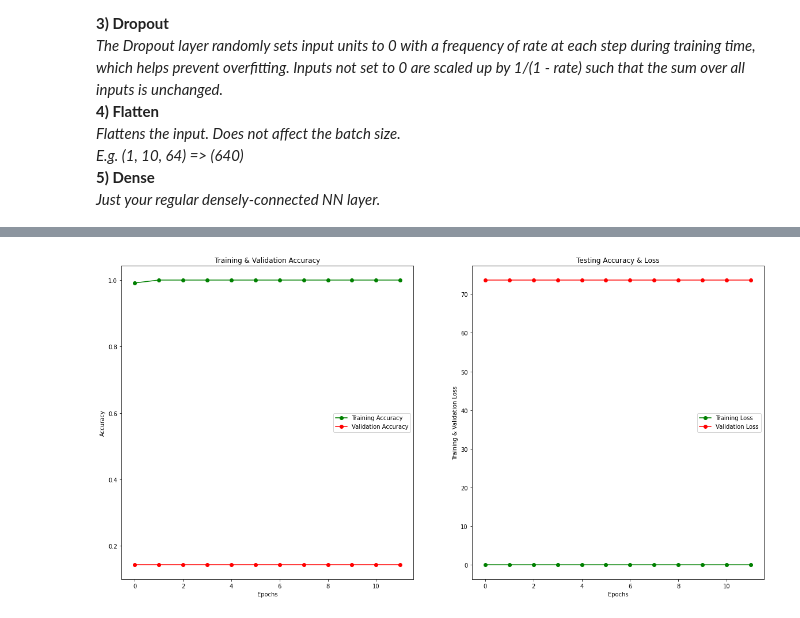
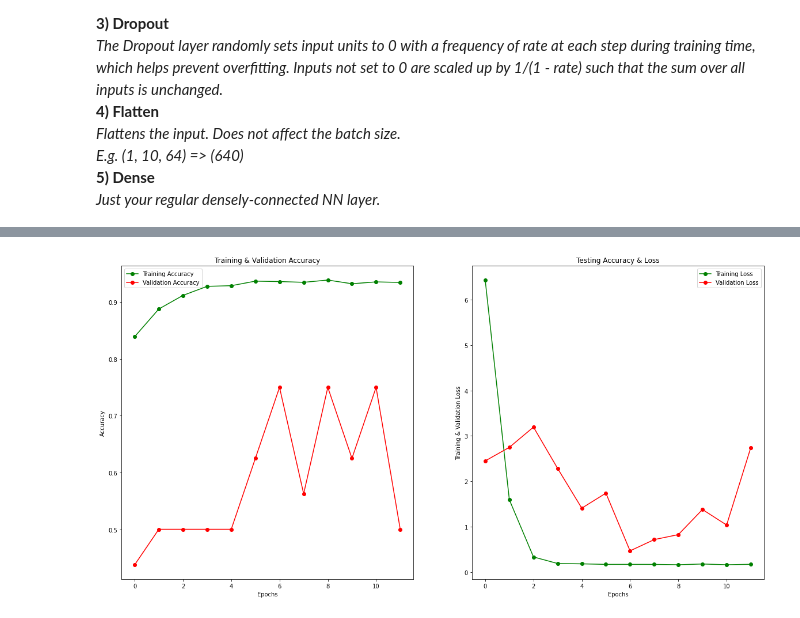
Before and after one commit to tzerefos/Deep_Learning, a Jupyter notebook: FirstEffort.ipynb, the cells around one changed output, grey strips where cells are left out. Saved outputs shown, nothing was run; the diff lists cells and outputs as text; code cells hidden in the pictures.

```diff
--- a/FirstEffort.ipynb
+++ b/FirstEffort.ipynb
@@ -121,12 +121,12 @@ epochs = 12
 
 model = Sequential()
 
-model.add(Conv2D(32, (3, 3), input_shape = (img_size,img_size,1)))
-model.add(Activation('relu'))
+model.add(Conv2D(32 , (3,3), strides = 1, padding = 'same', activation = 'relu', input_shape = (img_size, img_size, 1)))
+model.add(BatchNormalization())
 model.add(MaxPooling2D(pool_size=(2, 2)))
 
-model.add(Conv2D(32, (3, 3)))
-model.add(Activation('relu'))
+model.add(Conv2D(32 , (3,3), strides = 1, padding = 'same', activation = 'relu', input_shape = (img_size, img_size, 1)))
+model.add(BatchNormalization())
 model.add(MaxPooling2D(pool_size=(2, 2)))
 
 model.add(Flatten())
@@ -139,6 +139,6 @@ model.add(Activation('sigmoid'))
 model.compile(loss='binary_crossentropy',
               optimizer='adam',
               metrics=['accuracy'])
-
+display(model.summary())
 model_var = model.fit(datagen.flow(x_train,y_train, batch_size = 32), epochs=epochs, validation_data = datagen.flow(x_val, y_val) )
 # %% [output]
@@ -170,29 +188,28 @@ Accuracy of the model is -  62.5 %
 # %%
-epochs = 12
 epochs = [i for i in range(epochs)]
 fig , ax = plt.subplots(1,2)
 train_acc = model_var.history['accuracy']
 train_loss = model_var.history['loss']
 val_acc = model_var.history['val_accuracy']
 val_loss = model_var.history['val_loss']
 fig.set_size_inches(20,10)
 
 ax[0].plot(epochs , train_acc , 'go-' , label = 'Training Accuracy')
 ax[0].plot(epochs , val_acc , 'ro-' , label = 'Validation Accuracy')
 ax[0].set_title('Training & Validation Accuracy')
 ax[0].legend()
 ax[0].set_xlabel("Epochs")
 ax[0].set_ylabel("Accuracy")
 
 ax[1].plot(epochs , train_loss , 'g-o' , label = 'Training Loss')
 ax[1].plot(epochs , val_loss , 'r-o' , label = 'Validation Loss')
 ax[1].set_title('Testing Accuracy & Loss')
 ax[1].legend()
 ax[1].set_xlabel("Epochs")
 ax[1].set_ylabel("Training & Validation Loss")
 plt.show()
 # %% [output]
-[figure, old version]
+[figure, new version]
 # %%
 predictions = model.predict_classes(x_test)
 predictions = predictions.reshape(1,-1)[0]
```
Also changed, not shown: parts of 5 cells of this notebook.
